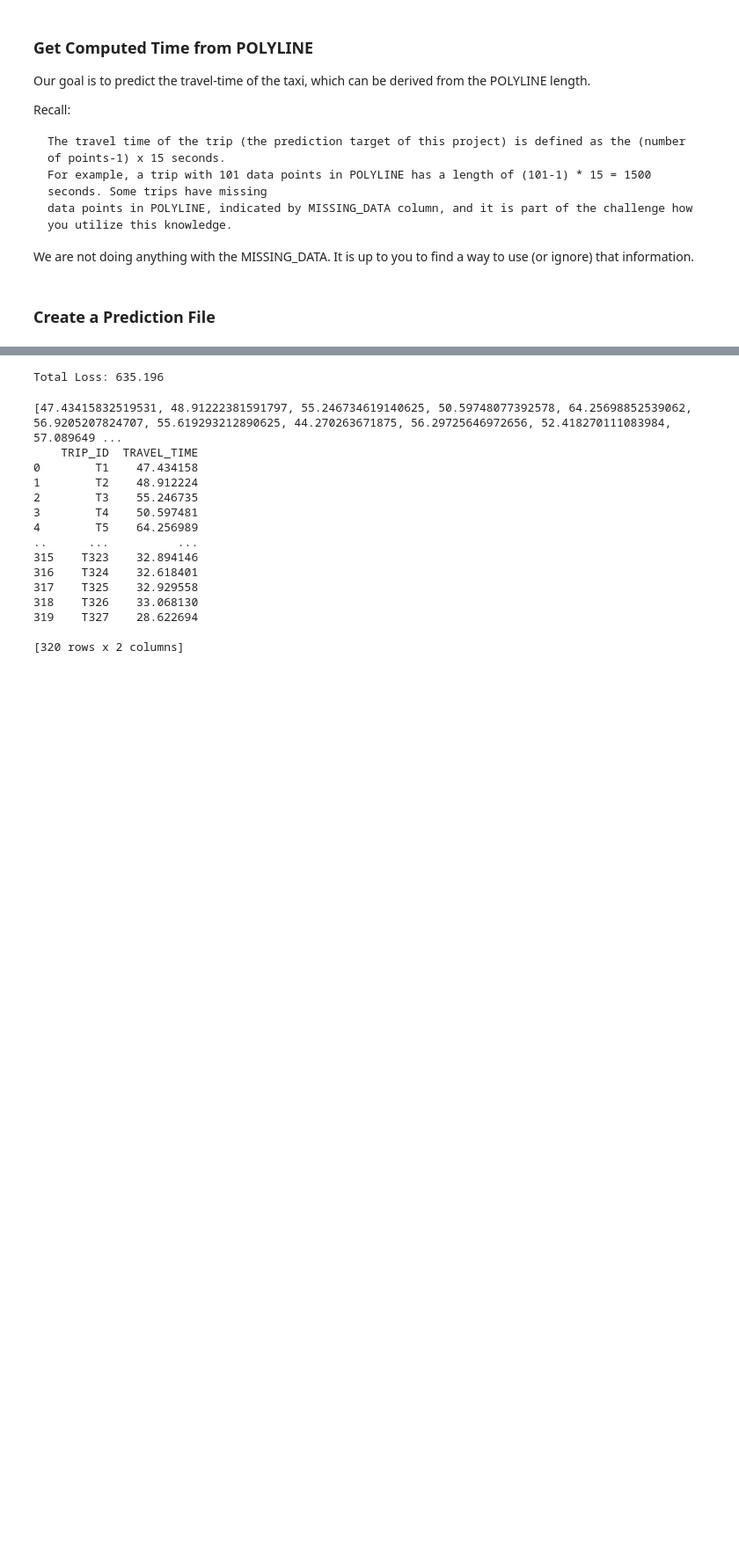
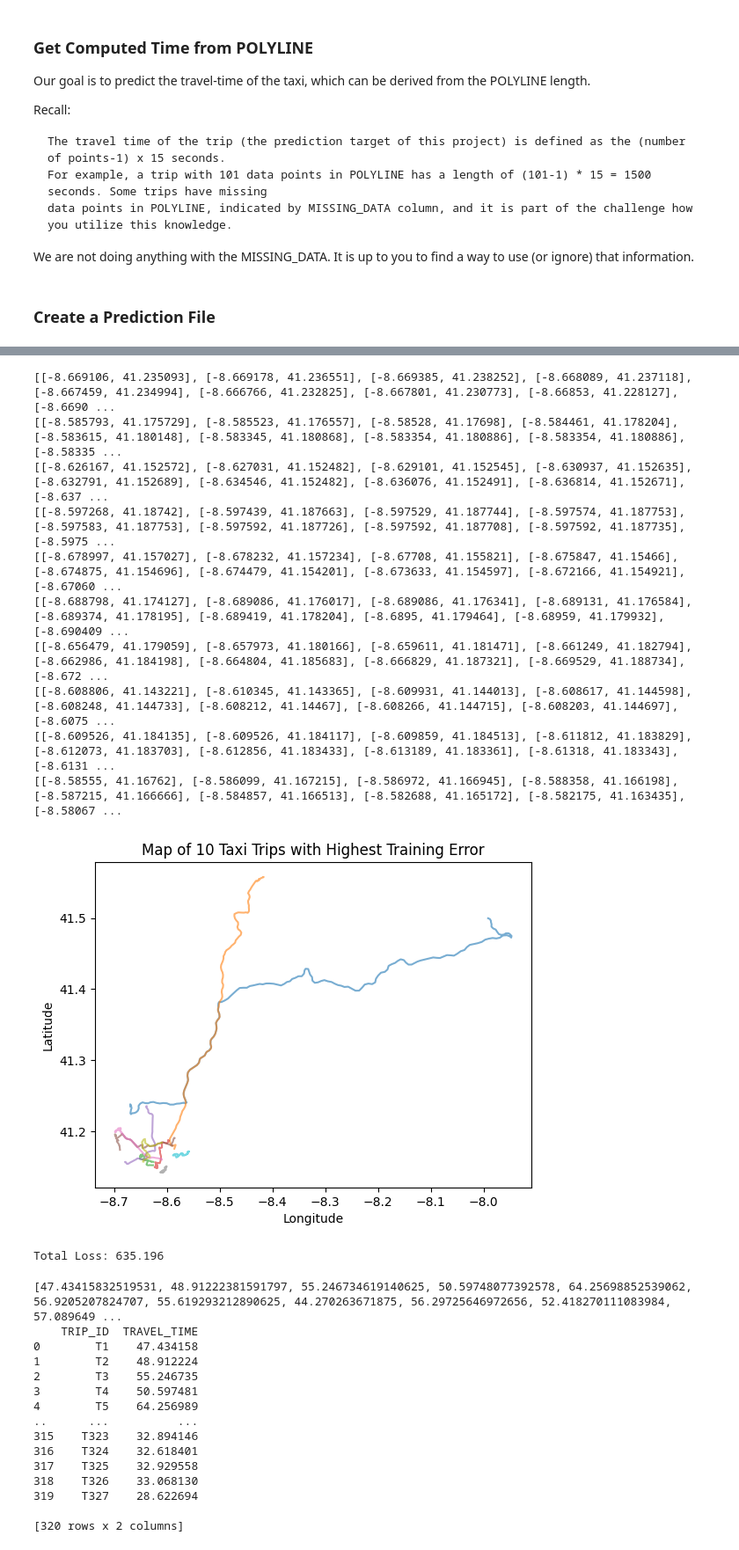
Before and after one commit to philip-johnson36/cse151b, a Jupyter notebook: feature_engineering.ipynb, the cells around one changed output, grey strips where cells are left out. Shown at 88% size. Saved outputs shown, nothing was run; the diff lists cells and outputs as text; code cells hidden in the pictures; blank space fills up the shorter version.

```diff
--- a/feature_engineering.ipynb
+++ b/feature_engineering.ipynb
@@ -199,7 +197,7 @@ class MyDataset(Dataset):
 # %%
 from torch.utils.data import random_split
 trds=MyDataset(df_tr)
-trds, valds = random_split(trds, [0.9, 0.1])
-print(len(trds), len(valds))
+# trds, valds = random_split(trds, [0.9, 0.1])
+# print(len(trds), len(valds))
 train_loader=DataLoader(trds,batch_size=256, shuffle=True)
-val_loader=DataLoader(valds)
+# val_loader=DataLoader(valds)
@@ -277,3 +369,37 @@ KeyboardInterrupt:
+# %%
+# Find the indices and values of the top 10 highest losses
+top_loss_values, top_loss_indices = torch.topk(loss_tensor, k=10, largest=True)
+
+# Print the indices and corresponding losses
+for value, index in zip(top_loss_values, top_loss_indices):
+    # print("Index:", index.item(), "Loss:", value.item())
+    polyline = trds.df[index.item():index.item()+1]['POLYLINE'].values[0]
+    polyline_array = ast.literal_eval(polyline)
+    longitude_values = [row[0] for row in polyline_array]  # First column elements
+    latitude_values = [row[1] for row in polyline_array]  # Second column elements
+    print(polyline_array)
+    plt.plot(longitude_values, latitude_values, label = str(index.item()), alpha=0.6)
+
+    # print(x_vals)
+
+# plt.plot()
+plt.xlabel("Longitude")
+plt.ylabel("Latitude")
+# plt.legend()
+plt.title("Map of 10 Taxi Trips with Highest Training Error")
+plt.show()
+# %% [output]
+[[-8.669106, 41.235093], [-8.669178, 41.236551], [-8.669385, 41.238252], [-8.668089, 41.237118], [-8.667459, 41.234994], [-8.666766, 41.232825], [-8.667801, 41.230773], [-8.66853, 41.228127], [-8.6690 ...
+[[-8.585793, 41.175729], [-8.585523, 41.176557], [-8.58528, 41.17698], [-8.584461, 41.178204], [-8.583615, 41.180148], [-8.583345, 41.180868], [-8.583354, 41.180886], [-8.583354, 41.180886], [-8.58335 ...
+[[-8.626167, 41.152572], [-8.627031, 41.152482], [-8.629101, 41.152545], [-8.630937, 41.152635], [-8.632791, 41.152689], [-8.634546, 41.152482], [-8.636076, 41.152491], [-8.636814, 41.152671], [-8.637 ...
+[[-8.597268, 41.18742], [-8.597439, 41.187663], [-8.597529, 41.187744], [-8.597574, 41.187753], [-8.597583, 41.187753], [-8.597592, 41.187726], [-8.597592, 41.187708], [-8.597592, 41.187735], [-8.5975 ...
+[[-8.678997, 41.157027], [-8.678232, 41.157234], [-8.67708, 41.155821], [-8.675847, 41.15466], [-8.674875, 41.154696], [-8.674479, 41.154201], [-8.673633, 41.154597], [-8.672166, 41.154921], [-8.67060 ...
+[[-8.688798, 41.174127], [-8.689086, 41.176017], [-8.689086, 41.176341], [-8.689131, 41.176584], [-8.689374, 41.178195], [-8.689419, 41.178204], [-8.6895, 41.179464], [-8.68959, 41.179932], [-8.690409 ...
+[[-8.656479, 41.179059], [-8.657973, 41.180166], [-8.659611, 41.181471], [-8.661249, 41.182794], [-8.662986, 41.184198], [-8.664804, 41.185683], [-8.666829, 41.187321], [-8.669529, 41.188734], [-8.672 ...
+[[-8.608806, 41.143221], [-8.610345, 41.143365], [-8.609931, 41.144013], [-8.608617, 41.144598], [-8.608248, 41.144733], [-8.608212, 41.14467], [-8.608266, 41.144715], [-8.608203, 41.144697], [-8.6075 ...
+[[-8.609526, 41.184135], [-8.609526, 41.184117], [-8.609859, 41.184513], [-8.611812, 41.183829], [-8.612073, 41.183703], [-8.612856, 41.183433], [-8.613189, 41.183361], [-8.61318, 41.183343], [-8.6131 ...
+[[-8.58555, 41.16762], [-8.586099, 41.167215], [-8.586972, 41.166945], [-8.588358, 41.166198], [-8.587215, 41.166666], [-8.584857, 41.166513], [-8.582688, 41.165172], [-8.582175, 41.163435], [-8.58067 ...
+[figure, added]
 # %%
 with torch.no_grad():
     total_loss = 0.0
```
Also changed, not shown: parts of 15 cells of this notebook.
